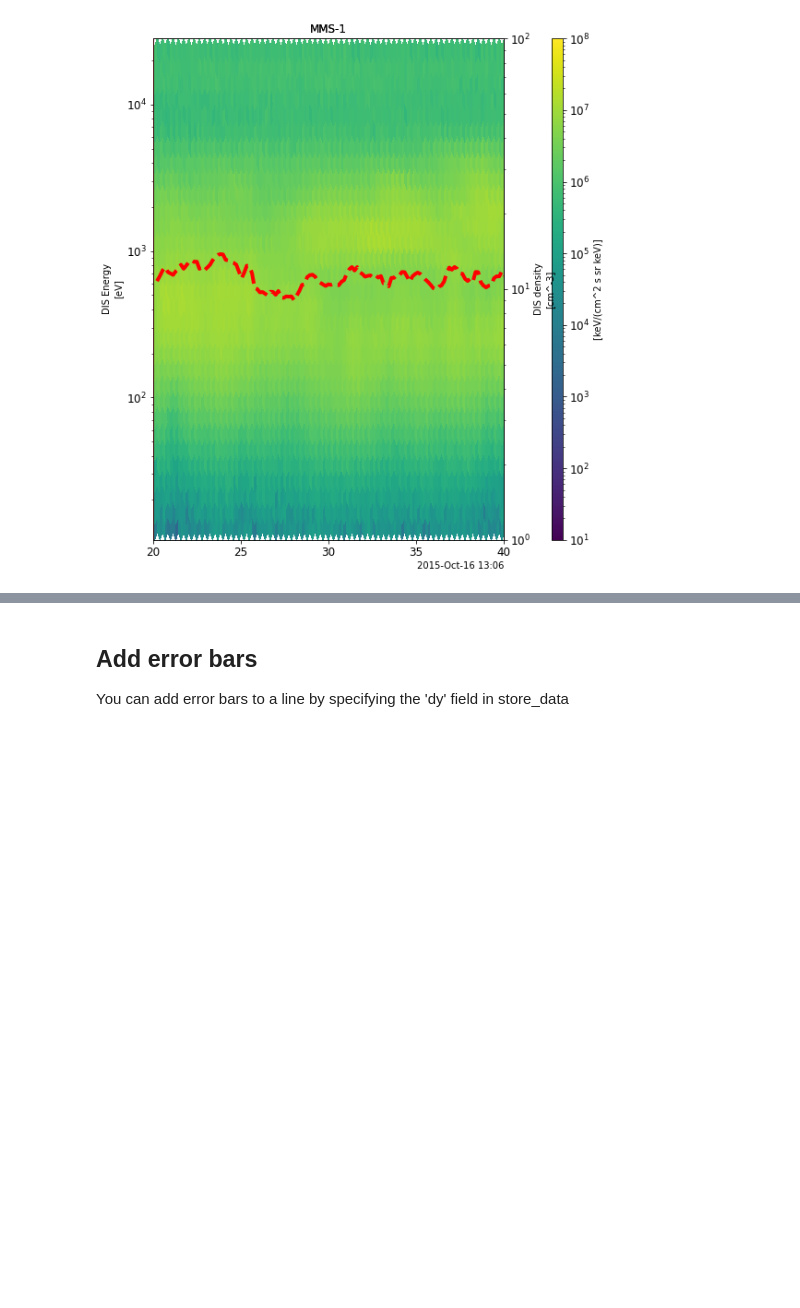
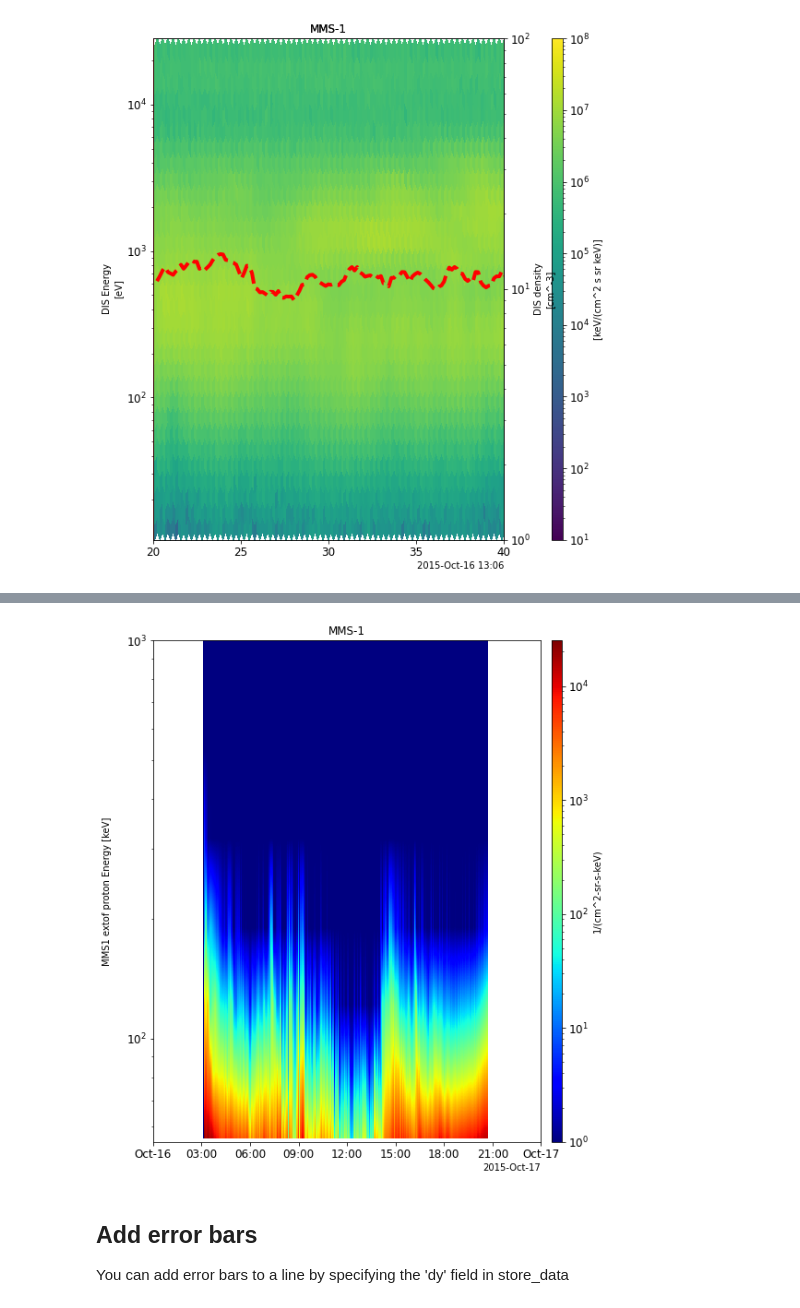
Before and after one commit to MAVENSDC/PyTplot, a Jupyter notebook: docs/PyTplot examples with matplotlib.ipynb, the cells around one changed output, grey strips where cells are left out. Saved outputs shown, nothing was run; the diff lists cells and outputs as text; code cells hidden in the pictures; blank space fills up the shorter version.

```diff
--- a/docs/PyTplot examples with matplotlib.ipynb
+++ b/docs/PyTplot examples with matplotlib.ipynb
@@ -207,3 +295,10 @@ tplot('dis_enspec_density')
+# %%
+options('mms1_epd_eis_srvy_l2_extof_proton_flux_omni_spin', 'x_interp', True)
+options('mms1_epd_eis_srvy_l2_extof_proton_flux_omni_spin', 'y_interp', True)
+
+tplot('mms1_epd_eis_srvy_l2_extof_proton_flux_omni_spin')
+# %% [output]
+[figure, added]
 # %% [markdown]
 ## Add error bars
 
```
Also changed, not shown: parts of 21 cells of this notebook.
